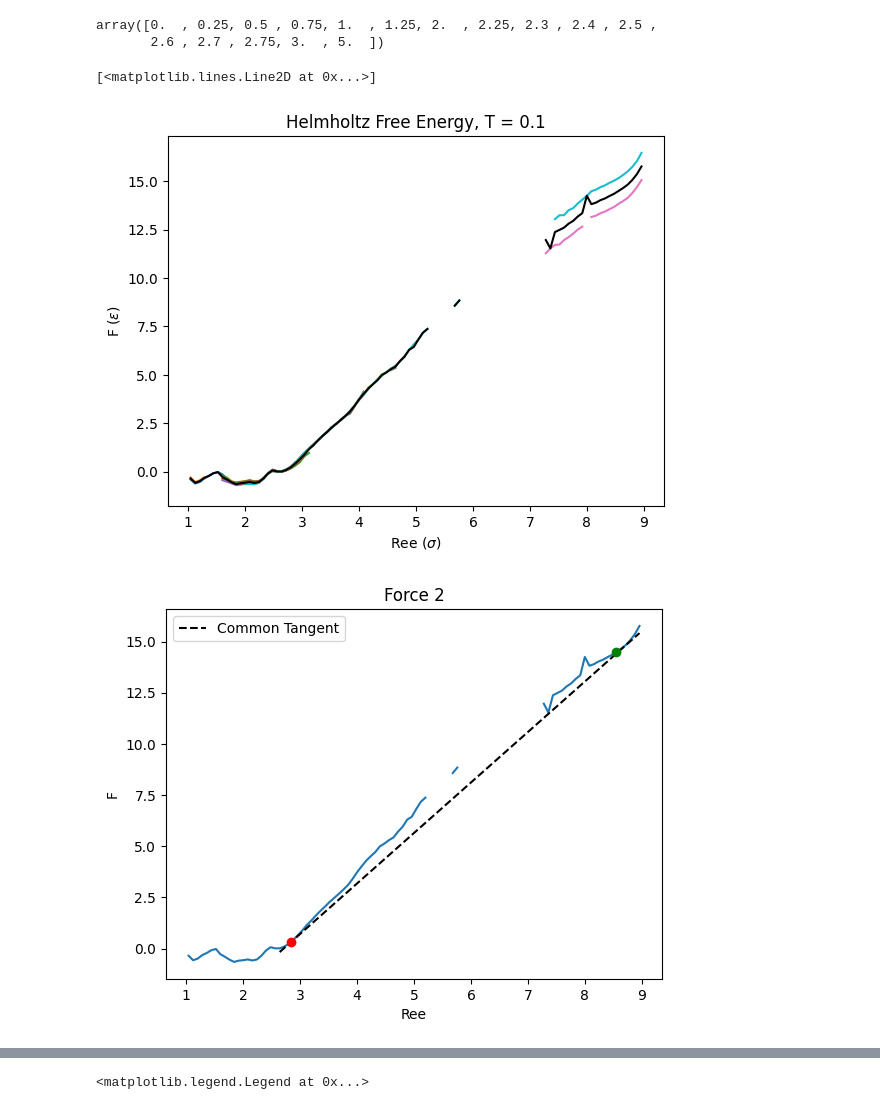
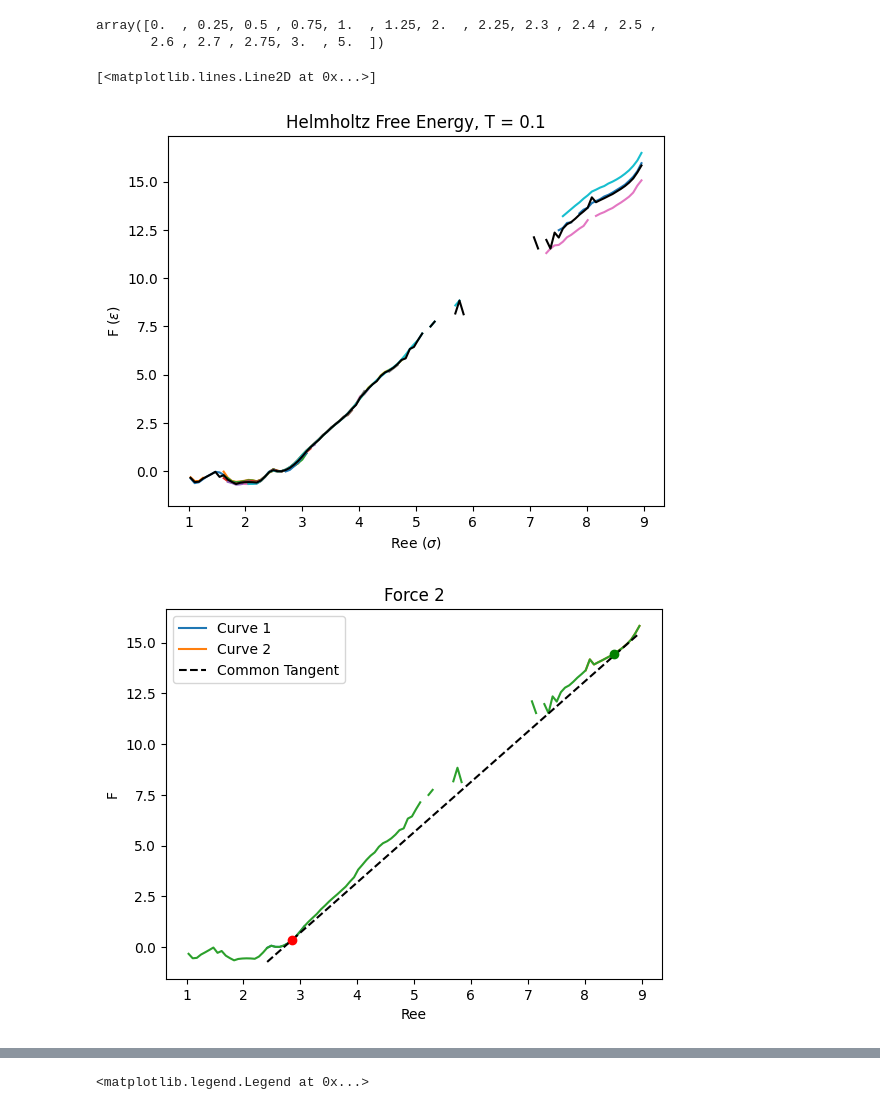
Before and after one commit to VagrantHyp/Code, a Jupyter notebook: Block10.ipynb, the cells around one changed output, grey strips where cells are left out. Saved outputs shown, nothing was run; the diff lists cells and outputs as text; code cells hidden in the pictures.

Commit message:
Fixed block 10 figure

```diff
--- a/Block10.ipynb
+++ b/Block10.ipynb
@@ -110,7 +110,7 @@ def segRee(D, Blck, Atom_Type):
 ### T = 0.1
 # %%
 #Define bin size and domain of order parameter
-bin = 100
+bin = 110
 domain = [1, 9]
 rang = np.linspace(domain[0], domain[1], bin + 1)
 xh = (rang[:-1]+rang[1:])/2
@@ -124,7 +124,7 @@ array([0.  , 0.25, 0.5 , 0.75, 1.  , 1.25, 2.  , 2.25, 2.3 , 2.4 , 2.5 ,
 #Let's just use these simulations for now
 Hphobic = np.empty((0,bin))
 
-for i in range(1,11):
+for i in range(1,12):
     f = CGT01.f[i]
     D = segRee(CGT01.ParsedRee[i], 10, 'Hydrophobic').flatten()
     prob = np.histogram(D,bins=rang)[0]
@@ -132,6 +132,7 @@ for i in range(1,11):
     mask = (xh > 2.5) & (xh < 2.9)
     minimum = np.min(F[mask])
     plt.plot(xh, F-minimum)
+    # plt.plot(xh, F)
     Hphobic = np.append(Hphobic, [F-minimum], axis = 0)
 
 plt.xlabel("Ree ($\sigma$)")
@@ -144,13 +145,13 @@ Hphobic = np.nanmean(Hphobic, axis = 0)
 plt.plot(xh,Hphobic, color = 'black')
 # %% [output]
 [<matplotlib.lines.Line2D at 0x...>]
-[figure, old version]
+[figure, new version]
 # %%
 from scipy.interpolate import CubicSpline
 from scipy.optimize import minimize
 
-mask1 = (2.6 < xh) & (xh < 3.2)
-mask2 = (8 < xh) & (xh < 9)
+mask1 = (2.4 < xh) & (xh < 3.1)
+mask2 = (8 < xh) & (xh < 9.1)
 
 # Input
 x1 = xh[mask1]
@@ -178,36 +179,36 @@ def objective(p):
 
 # Initial guess (can be improved)
 initial_guess = [x1[len(x1)//2], x2[len(x2)//2]]
 
 # Minimize the objective function
 result = minimize(objective, initial_guess, bounds=[(x1[0], x1[-1]), (x2[0], x2[-1])])
 t1_opt, t2_opt = result.x
 
 # Compute points and common tangent
 pt1 = np.array([t1_opt, curve1(t1_opt)])
 pt2 = np.array([t2_opt, curve2(t2_opt)])
 slope = curve1.derivative()(t1_opt)
 
 # Define tangent line function
 def tangent_line(x):
     return pt1[1] + slope * (x - pt1[0])
 
 # Plotting
 x_vals = np.linspace(min(x1[0], x2[0]), max(x1[-1], x2[-1]), 500)
-# plt.plot(x1, y1, label='Curve 1')
-# plt.plot(x2, y2, label='Curve 2')
+plt.plot(x1, y1, label='Curve 1')
+plt.plot(x2, y2, label='Curve 2')
 plt.plot(xh, Hphobic)
 plt.plot(x_vals, tangent_line(x_vals), '--k', label='Common Tangent')
 plt.plot(*pt1, 'ro')
 plt.plot(*pt2, 'go')
 plt.legend()
 plt.xlabel('Ree')
 plt.ylabel('F')
 plt.title('Force 2')
 plt.show()
 force2 = slope
 # %% [output]
-[figure, old version]
+[figure, new version]
 # %%
 mask1 = (1 < xh) & (xh < 1.3)
 mask2 = (2 < xh) & (xh < 2.5)
```
Also changed, not shown: parts of 1 cell of this notebook.
